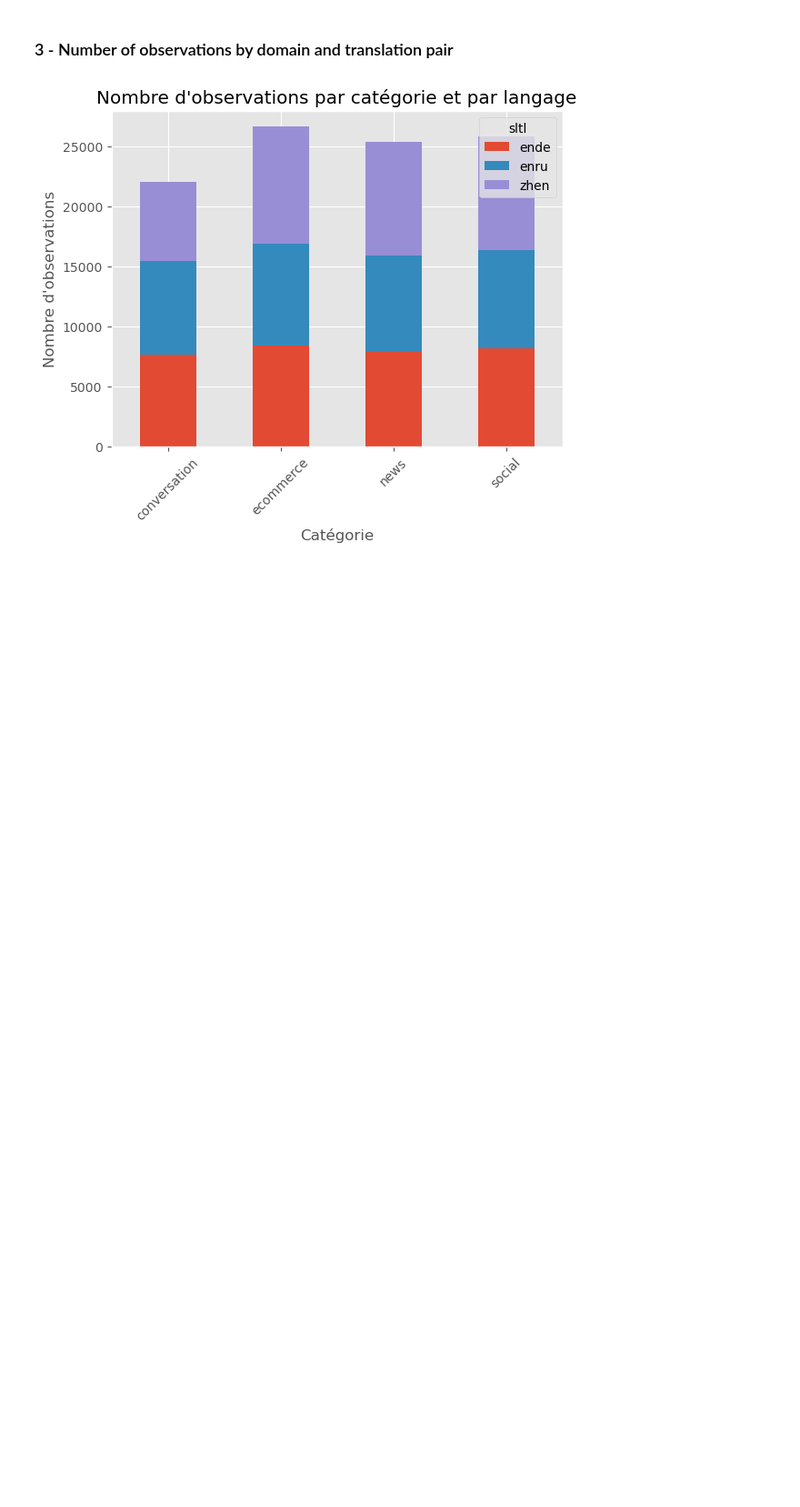
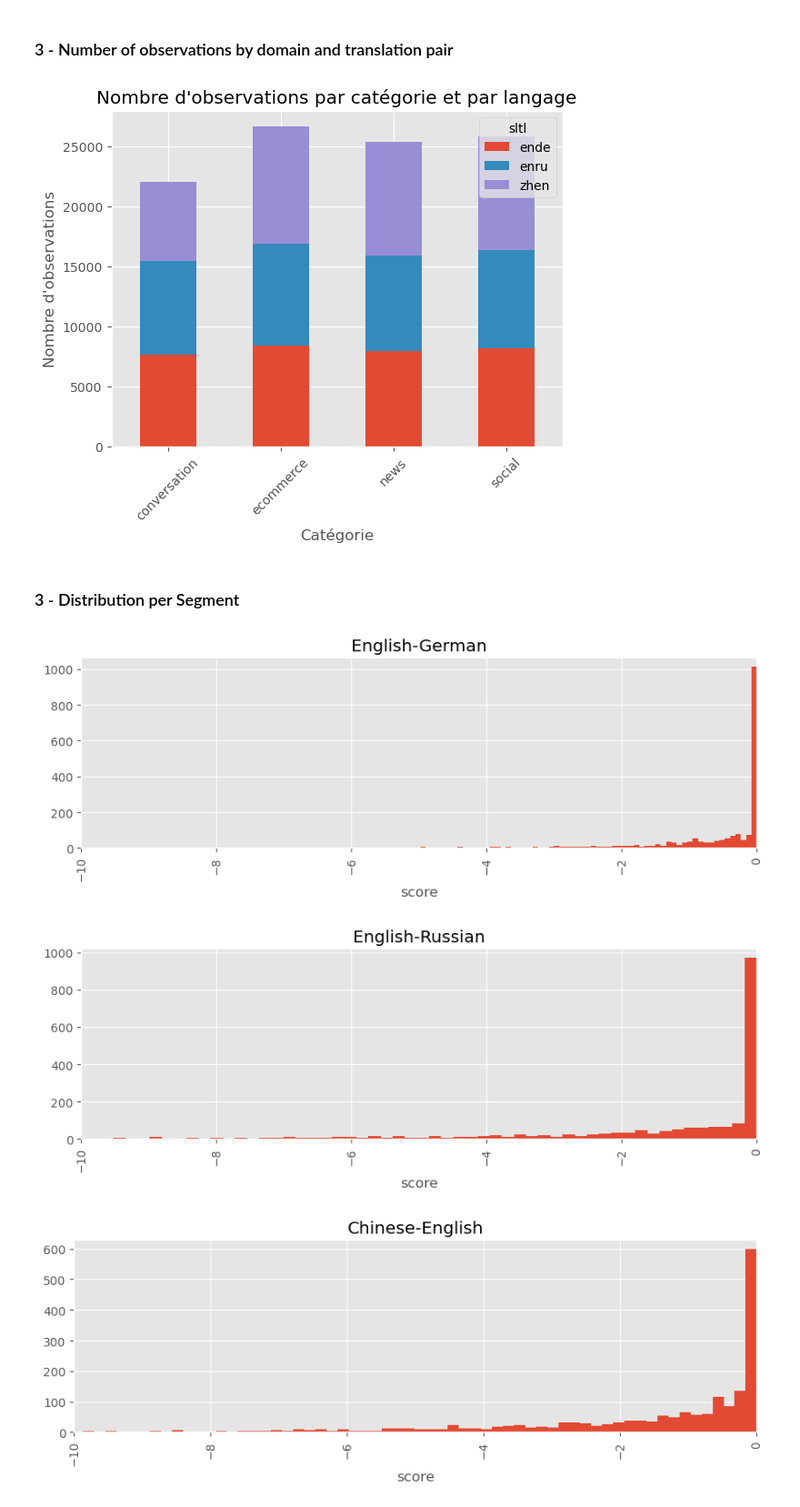
Before and after one commit to henriupton99/nlp-metrics-benchmark, a Jupyter notebook: data_exploration.ipynb, the cells around one changed output. Shown: that part at 91% size. Saved outputs shown, nothing was run; the diff lists cells and outputs as text; code cells hidden in the pictures; blank space fills up the shorter version.

```diff
--- a/data_exploration.ipynb
+++ b/data_exploration.ipynb
@@ -200,3 +200,25 @@ ax.set_xticklabels(grouped.index, rotation=45)
 plt.show()
 # %% [output]
 [figure]
+# %% [markdown]
+### 3 - Distribution per Segment
+# %%
+for sl_tl in sl_tls.keys():
+
+    query = df[df.sltl == sl_tl]
+
+    fig, ax = plt.subplots(figsize = (10,3))
+
+    query.groupby("seg_id").score.mean().hist(
+        by = query.sltl,
+        bins = 200,
+        ax = ax
+        )
+
+    ax.set_xlim([-10, 0])
+    ax.set_xlabel("score")
+    plt.title(sl_tls[sl_tl])
+# %% [output]
+[figure, added]
+[figure, added]
+[figure, added]
```
Also changed, not shown: parts of 1 cell of this notebook.
